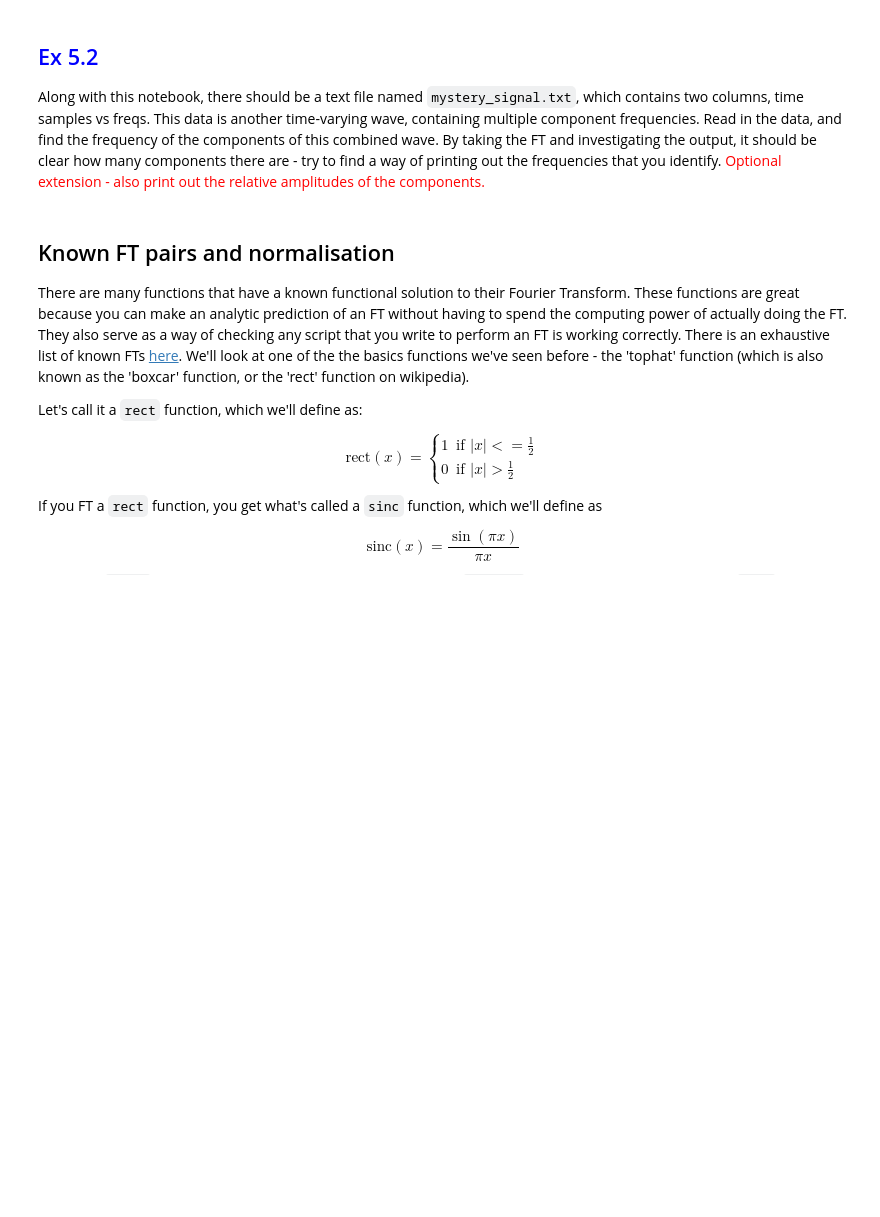
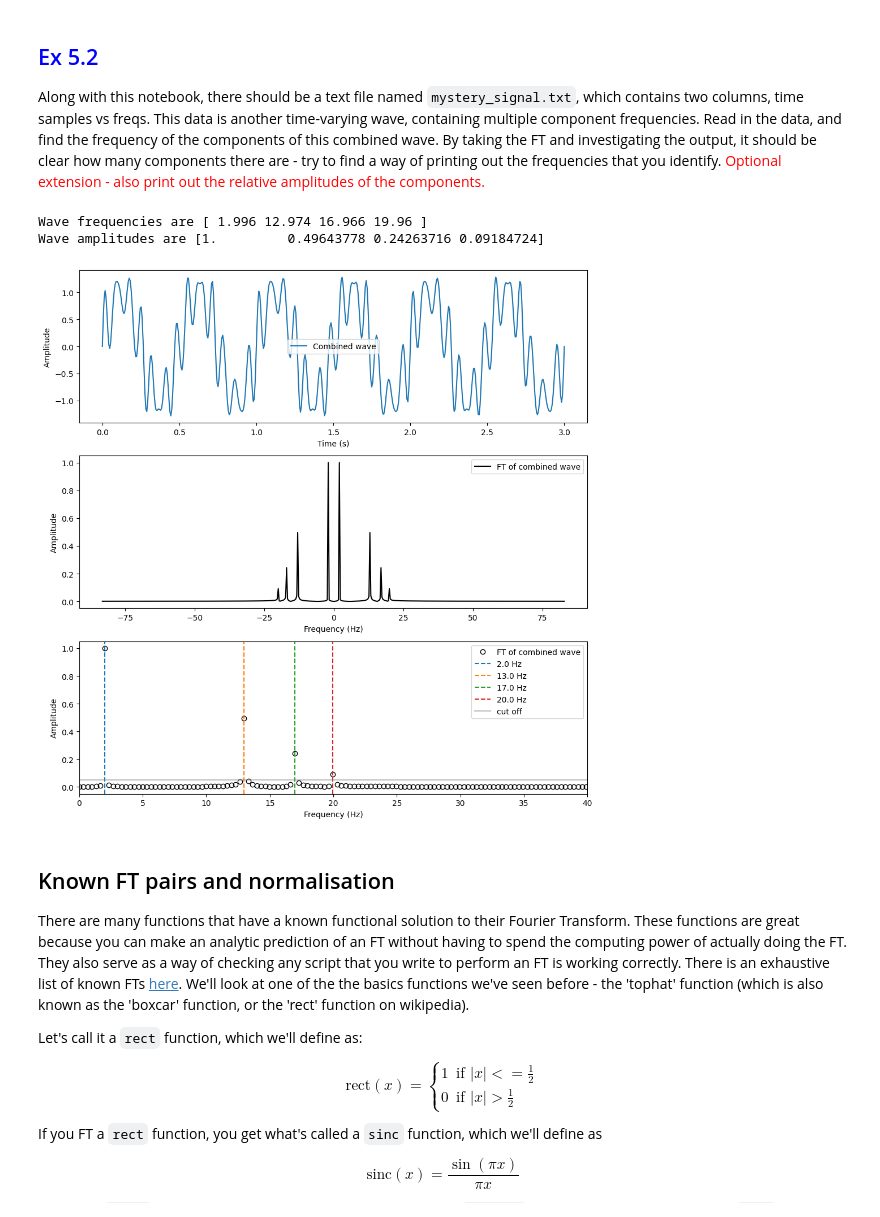
Before and after one commit to Ahmed-Estiak/FFTs_and_Telescopes-main, a Jupyter notebook: FFTs_and_Telescopes.ipynb, the cells around one changed output. Cells and saved outputs as stored; diff of their text form; code cells hidden in the pictures; blank space fills up the shorter version.

```diff
--- a/FFTs_and_Telescopes.ipynb
+++ b/FFTs_and_Telescopes.ipynb
@@ -279,3 +276,75 @@ time_samps = np.linspace(0,time_interval,500)
+# %%
+data = np.loadtxt('mystery_signal.txt')
+
+loaded_times = data[:,0]
+loaded_wave = data[:,1]
+
+##Find the time resolution
+time_res = loaded_times[1] - loaded_times[0]
+
+##Do FT and just normalise by max abs value
+ft_loaded_wave = np.fft.fftshift(np.fft.fft(loaded_wave))
+ft_loaded_wave /= max(abs(ft_loaded_wave))
+
+##Uses the number of samples and sampling resolution
+##to calculate the inverse coords (frequencies) sampled
+ft_frequencies = np.fft.fftshift(np.fft.fftfreq(len(ft_loaded_wave),time_res))
+
+
+
+##I'm going to set a cutoff value as to what counts as a
+##measured FT frequency amplitude. To do this rigorously you could
+##use something like scipy.signal.find_peaks:
+##https://docs.scipy.org/doc/scipy/reference/generated/scipy.signal.find_peaks.html
+
+##Instead, I've plotted the data, found a sensible amplitude cutoff
+##and applied that
+upper = 0.05
+
+##Apply the cutoff, and only consider positive FT frequencies
+abs_values = abs(ft_loaded_wave)
+measured_freqs = ft_frequencies[(abs_values > upper) & (ft_frequencies > 0)]
+measured_amps = abs_values[(abs_values > upper) & (ft_frequencies > 0)]
+
+##Print our results
+print("Wave frequencies are",measured_freqs )
+print("Wave amplitudes are",measured_amps )
+
+##Plot the results
+fig, axs = plt.subplots(3,1,figsize=(10,10))
+
+axs[0].plot(loaded_times, loaded_wave, label='Combined wave')
+axs[0].set_xlabel('Time (s)')
+axs[0].set_ylabel('Amplitude')
+
+
+axs[1].plot(ft_frequencies, abs(ft_loaded_wave), 'k-', label='FT of combined wave')
+axs[2].plot(ft_frequencies, abs(ft_loaded_wave), 'ko', mfc='none', label='FT of combined wave')
+
+
+for ind, freq in enumerate(measured_freqs):
+    axs[2].axvline(freq,color='C{:d}'.format(ind),linestyle='--',label='{:.1f} Hz'.format(freq))
+
+axs[2].set_xlim(0,40)
+
+##Plot a horizontal line where below which I discarded the results
+##when selected which frequencies we have measured
+axs[2].axhline(upper,color='gray',alpha=0.5,label='cut off')
+
+for ax in axs[1:]:
+    ax.set_xlabel('Frequency (Hz)')
+    ax.set_ylabel('Amplitude')
+
+for ax in axs:
+    ax.legend()
+
+plt.tight_layout()
+# #fig.savefig('fourier_transforms.png',bbox_inches='tight')
+plt.show()
+# %% [output]
+Wave frequencies are [ 1.996 12.974 16.966 19.96 ]
+Wave amplitudes are [1.         0.49643778 0.24263716 0.09184724]
+[figure, added]
 # %% [markdown]
 ## Known FT pairs and normalisation
 There are many functions that have a known functional solution to their Fourier Transform. These functions are great because you can make an analytic prediction of an FT without having to spend the computing power of actually doing the FT. They also serve as a way of checking any script that you write to perform an FT is working correctly. There is an exhaustive list of known FTs [here](https://en.wikipedia.org/wiki/Fourier_transform#Tables_of_important_Fourier_transforms). We'll look at one of the the basics functions we've seen before - the 'tophat' function (which is also known as the 'boxcar' function, or the 'rect' function on wikipedia).
```
Also changed, not shown: parts of 1 cell of this notebook, 1 other file.
